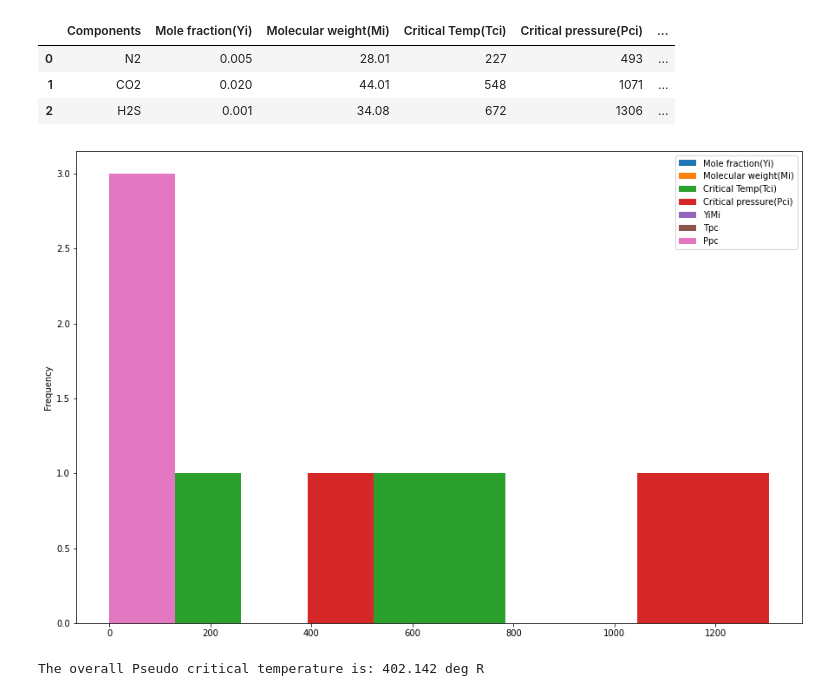
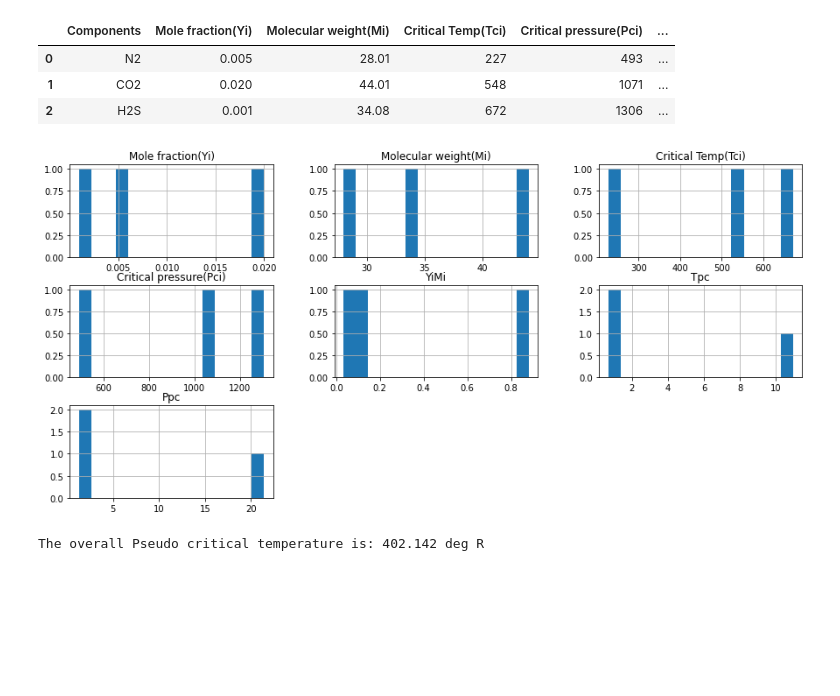
Before and after one commit to ChrisOmeh/Cyphercrescent_Test_Exercise, a Jupyter notebook: Solutions/Exercise_2.ipynb, the cells around one changed output. Drawn from its saved outputs; the diff is of its cells as text; code cells hidden in the pictures; blank space fills up the shorter version.

```diff
--- a/Solutions/Exercise_2.ipynb
+++ b/Solutions/Exercise_2.ipynb
@@ -65,9 +94,9 @@ com_tb.head()
 | 1 | CO2 | 0.020 | 44.01 | 548 | 1071 | ... |
 | 2 | H2S | 0.001 | 34.08 | 672 | 1306 | ... |
 # %%
-com_tb.plot.hist(figsize = (15,10));
+com_tb.hist(bins = 15, figsize = (15, 7));
 # %% [output]
-[figure, old version]
+[figure, new version]
 # %%
 Gas_specific_gravity = 0.7
 overall_Tpc = round(com_tb['Tpc'].sum(),3) + (168 + 325*(Gas_specific_gravity) - 12.5*pow(Gas_specific_gravity, 2))
```
Also changed, not shown: parts of 7 cells of this notebook, 2 other files.
